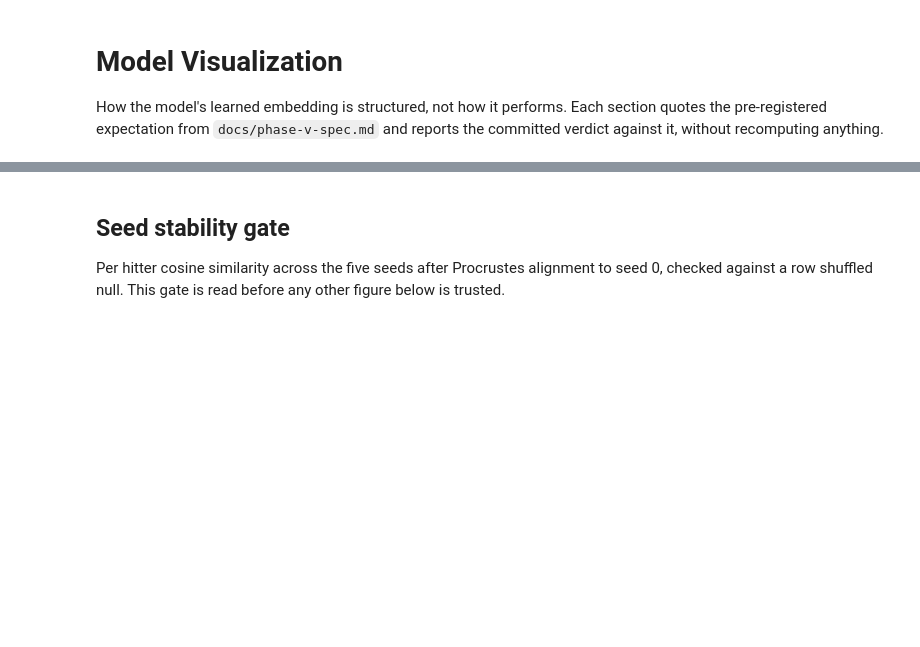
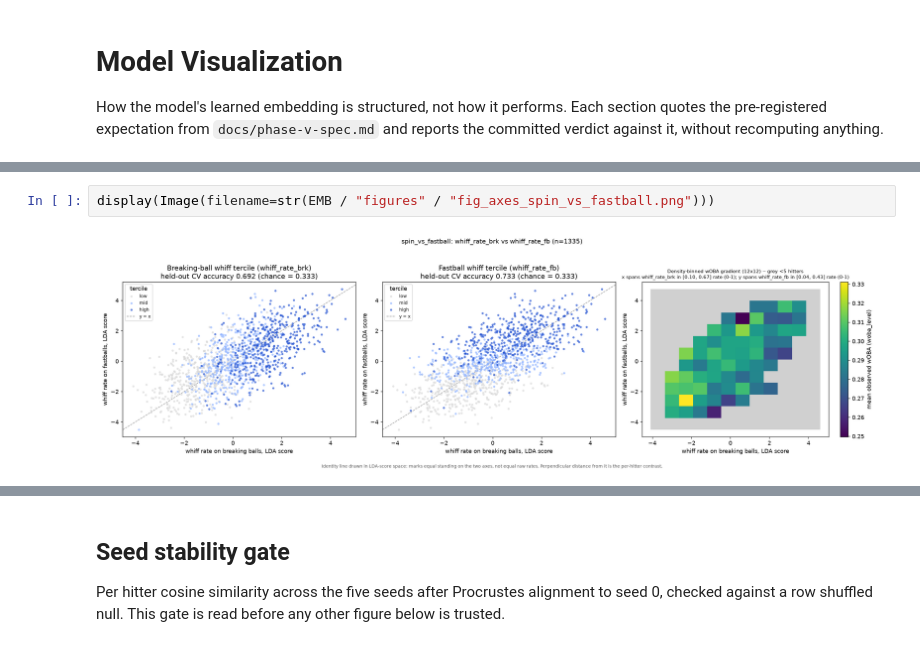
Before and after one commit to nseluga/Hitter-Embedding, a Jupyter notebook: notebooks/09_model_visualization.ipynb, the cells around one changed output, grey strips where cells are left out. Drawn from its saved outputs; the diff is of its cells as text; blank space fills up the shorter version.

```diff
--- a/notebooks/09_model_visualization.ipynb
+++ b/notebooks/09_model_visualization.ipynb
@@ -18,0 +96,4 @@ pd.set_option("display.max_columns", 30)
+# %%
+display(Image(filename=str(EMB / "figures" / "fig_axes_spin_vs_fastball.png")))
+# %% [output]
+[figure, added]
```
Also changed, not shown: parts of 55 cells of this notebook, 9 other files.
